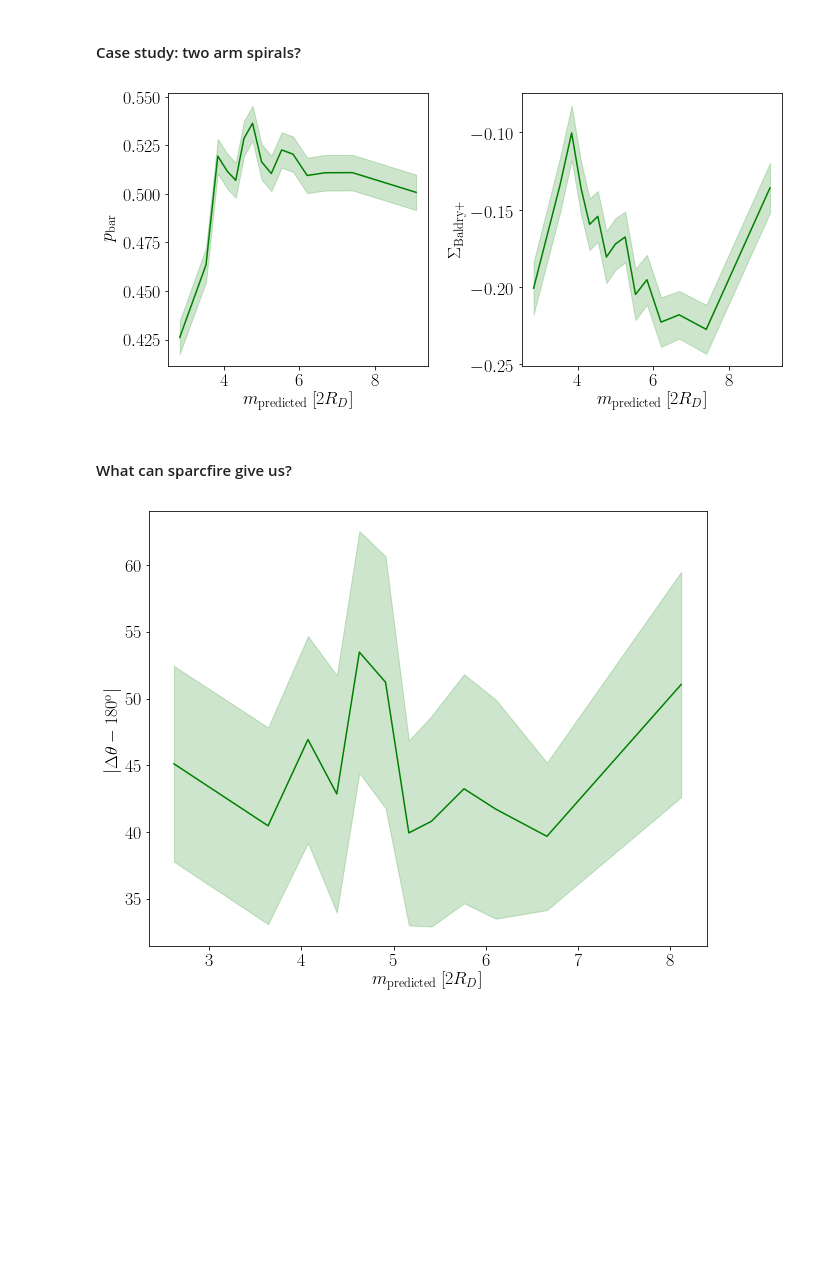
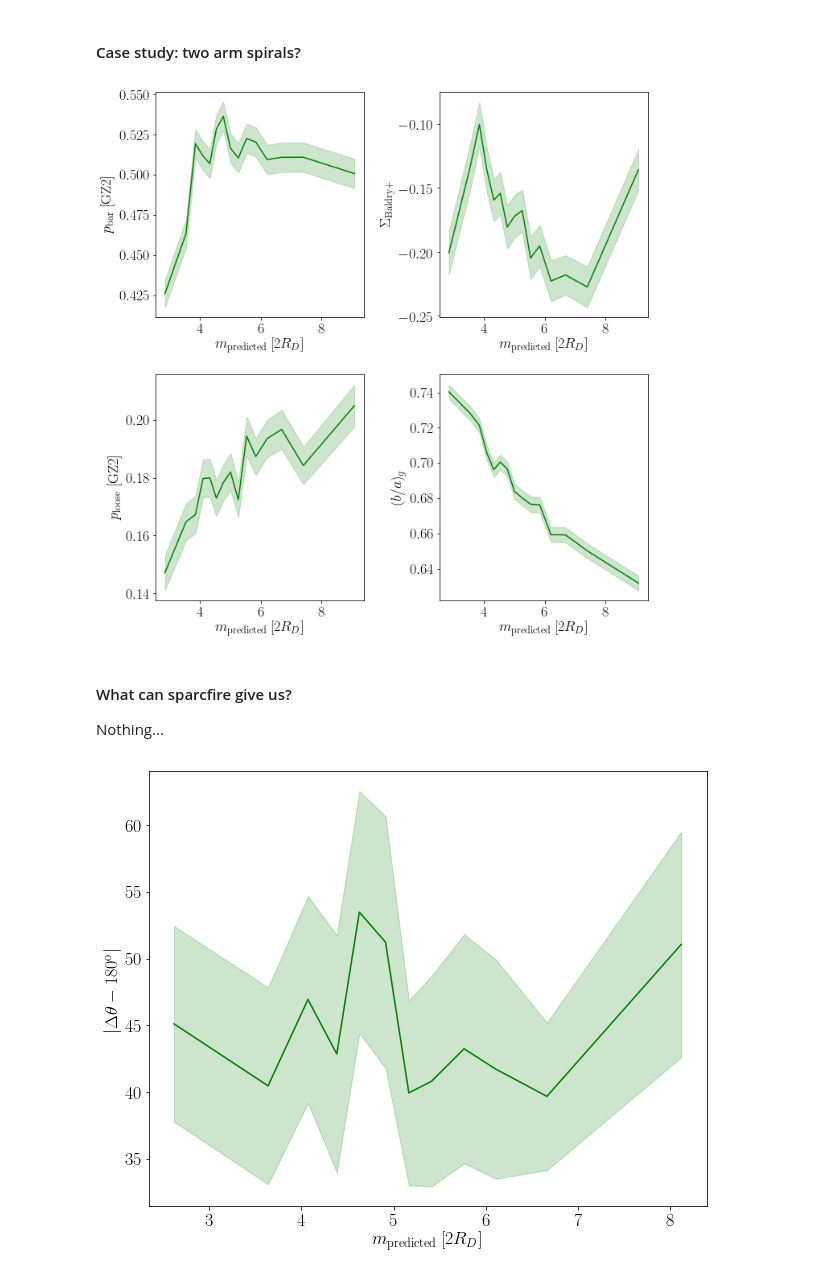
Before and after one commit to RossHart/Donghia_paper, a Jupyter notebook: science_1.ipynb, the cells around one changed output. Cells and saved outputs as stored; diff of their text form; code cells hidden in the pictures; blank space fills up the shorter version.

Commit message:
Latest science plots

```diff
--- a/science_1.ipynb
+++ b/science_1.ipynb
@@ -532,30 +650,53 @@ for a, ax in enumerate(axarr[-1,:]):
 # %%
 two_arm_sample = np.all([sample_ok,morph_data['m'] == 2],axis=0)
 
-fig, axarr = plt.subplots(1,2,figsize=(10,5))
+fig, axarr = plt.subplots(2,2,figsize=(10,10))
+axarr = axarr.ravel()
 
 ax = axarr[0]
 x = halo_data_w_gas['m_predicted_2R_d'][two_arm_sample]
 y = morph_data['p_bar'][two_arm_sample]
+#_ = ax.scatter(x,y,color='k',s=2,alpha=0.2)
 xy = x_vs_y(x,y).continuous_vs_continuous_binned_mean(bins=15,equal_N=True)
 xy.line_plot(ax,color='g')
 xy.error_plot(ax,color='g',alpha=0.2)
 _ = ax.set_xlabel('$m_\mathrm{predicted} \, [2R_D]$')
-_ = ax.set_ylabel('$p_\mathrm{bar}$')
+_ = ax.set_ylabel('$p_\mathrm{bar}$ [GZ2]')
 
 ax = axarr[1]
 y = gz2_data['IVAN_DENSITY'][two_arm_sample]
+#_ = ax.scatter(x,y,color='k',s=2,alpha=0.2)
 xy = x_vs_y(x,y).continuous_vs_continuous_binned_mean(bins=15,equal_N=True)
 xy.line_plot(ax,color='g')
 xy.error_plot(ax,color='g',alpha=0.2)
 _ = ax.set_xlabel('$m_\mathrm{predicted} \, [2R_D]$')
 _ = ax.set_ylabel('$\Sigma_\mathrm{Baldry+}$')
 
+ax = axarr[2]
+y = gz2_data['t10_arms_winding_a30_loose_debiased_rh'][two_arm_sample]
+#_ = ax.scatter(x,y,color='k',s=2,alpha=0.2)
+xy = x_vs_y(x,y).continuous_vs_continuous_binned_mean(bins=15,equal_N=True)
+xy.line_plot(ax,color='g')
+xy.error_plot(ax,color='g',alpha=0.2)
+_ = ax.set_xlabel('$m_\mathrm{predicted} \, [2R_D]$')
+_ = ax.set_ylabel('$p_\mathrm{loose}$ [GZ2]')
+
+ax = axarr[3]
+y = morph_data['axial_ratio'][two_arm_sample]
+#_ = ax.scatter(x,y,color='k',s=2,alpha=0.2)
+xy = x_vs_y(x,y).continuous_vs_continuous_binned_mean(bins=15,equal_N=True)
+xy.line_plot(ax,color='g')
+xy.error_plot(ax,color='g',alpha=0.2)
+_ = ax.set_xlabel('$m_\mathrm{predicted} \, [2R_D]$')
+_ = ax.set_ylabel('$(b/a)_g$')
+
 _ = fig.tight_layout()
 # %% [output]
-[figure, old version]
+[figure, new version]
 # %% [markdown]
 #### What can sparcfire give us?
+
+Nothing...
 # %%
 sparcfire_data = Table.read('../sparcfire2/fits/galaxy_level_all.fits')
 sparcfire_arcs = Table.read('../sparcfire2/fits/arc_table_all.fits')
```
Also changed, not shown: parts of 8 cells of this notebook.
